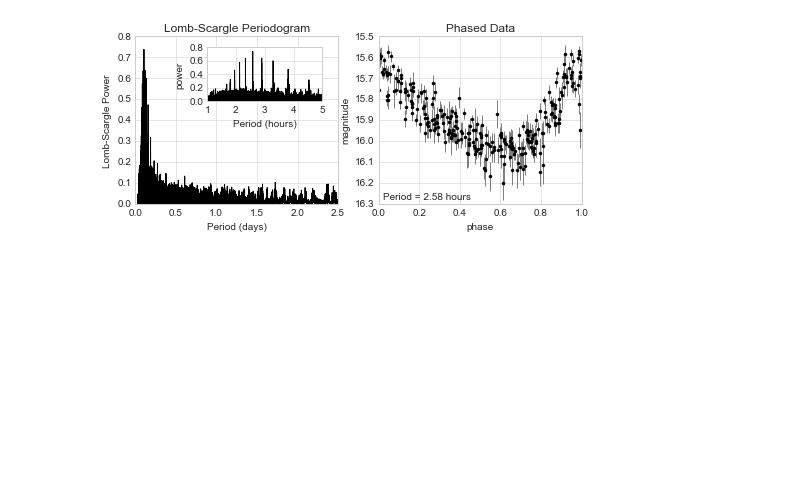
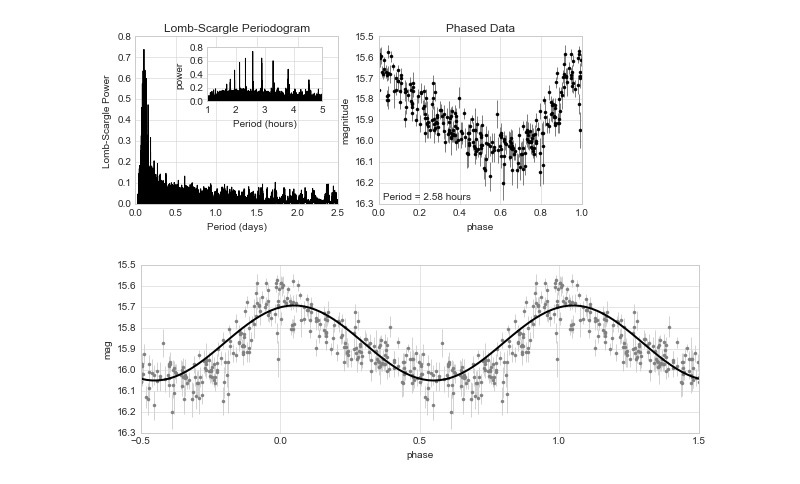
Before and after one commit to jakevdp/PracticalLombScargle, a Jupyter notebook: figures/LINEAR_Example.ipynb, the cells around one changed output. Drawn from its saved outputs; the diff is of its cells as text; code cells hidden in the pictures; blank space fills up the shorter version.

Commit message:
Add LS model figure

```diff
--- a/figures/LINEAR_Example.ipynb
+++ b/figures/LINEAR_Example.ipynb
@@ -102,3 +102,22 @@ inset.set(xlim=(1, 5),
 fig.savefig('fig02_LINEAR_PSD.pdf');
 # %% [output]
 [figure]
+# %%
+fig, ax = plt.subplots(figsize=(10, 3))
+
+phase_model = np.linspace(-0.5, 1.5, 100)
+best_frequency = frequency[np.argmax(power)]
+mag_model = ls.model(phase_model / best_frequency, best_frequency)
+
+for offset in [-1, 0, 1]:
+    ax.errorbar(phase + offset, data.mag, data.magerr, fmt='.',
+                color='gray', ecolor='lightgray', capsize=0);
+ax.plot(phase_model, mag_model, '-k', lw=2)
+ax.set(xlim=(-0.5, 1.5),
+       xlabel='phase',
+       ylabel='mag')
+ax.invert_yaxis()
+
+fig.savefig('fig18_ls_model.pdf')
+# %% [output]
+[figure, added]
```
Also changed, not shown: 5 other files.
